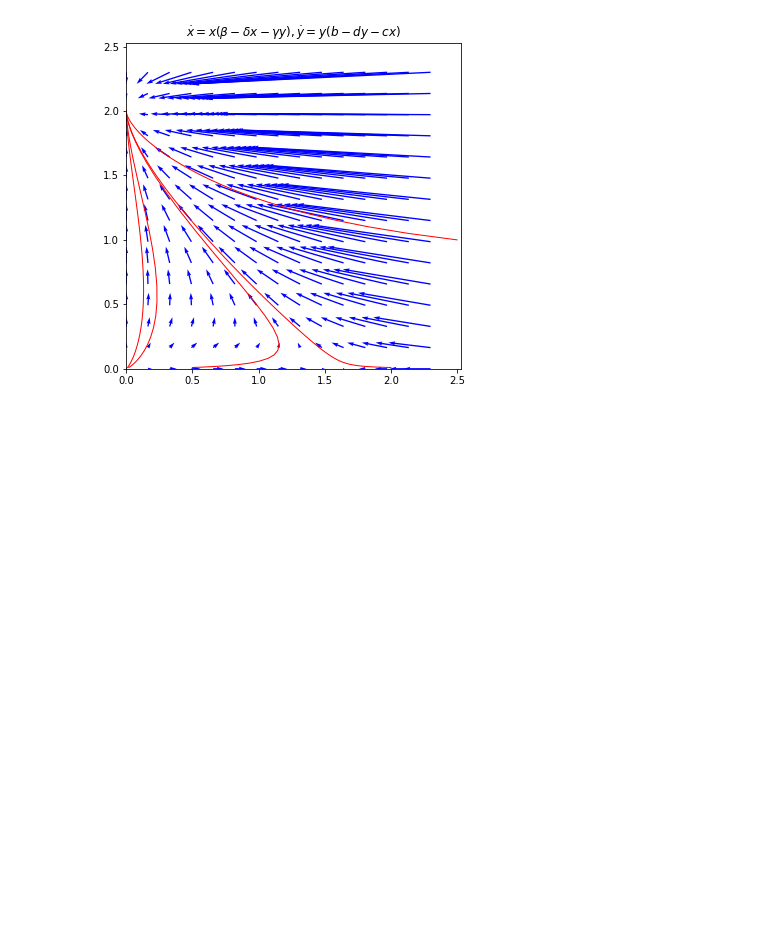
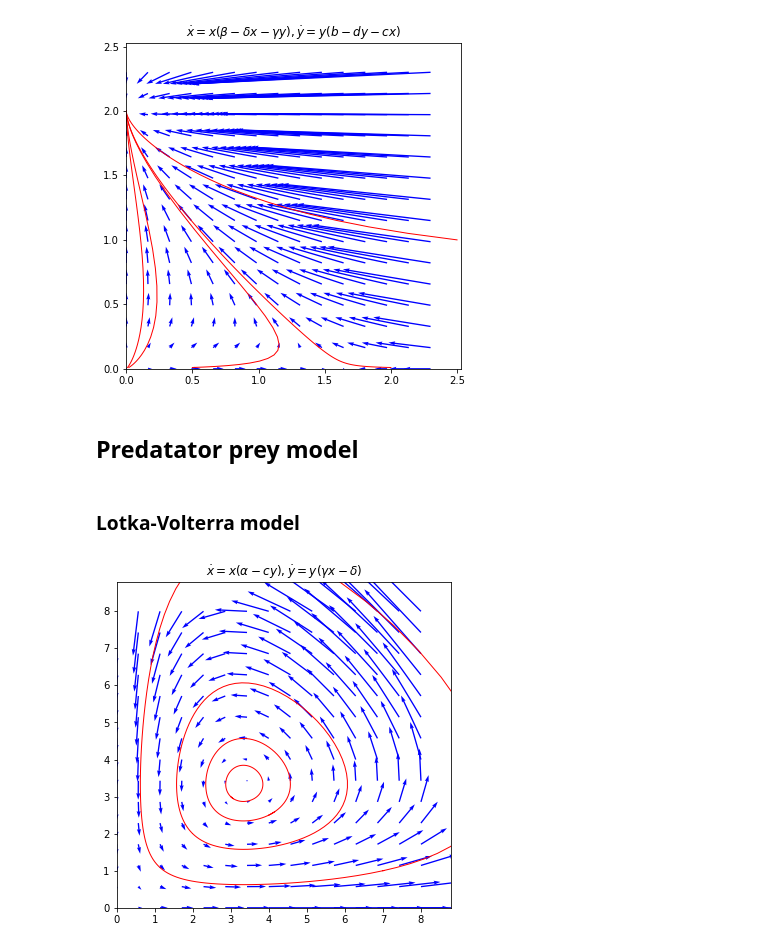
Before and after one commit to koulakis/dynamical-systems, a Jupyter notebook: 04_interacting-species.ipynb, the cells around one changed output. Cells and saved outputs as stored; diff of their text form; code cells hidden in the pictures; blank space fills up the shorter version.

```diff
--- a/04_interacting-species.ipynb
+++ b/04_interacting-species.ipynb
@@ -34,11 +34,11 @@ def plot_phase_portrait(
 
 plt.show()
 # %%
-def plot_traj(x0, dx_dt, fw=1, bw=1):
-    xs = odeint(dx_dt, x0, np.linspace(0, fw, 100))
+def plot_traj(x0, dx_dt, fw=1, bw=1, n_time_samples=100):
+    xs = odeint(dx_dt, x0, np.linspace(0, fw, n_time_samples))
     plt.plot(xs[:, 0], xs[:, 1], 'r-', linewidth=1)
 
-    xs = odeint(dx_dt, x0, np.linspace(0, bw, 100))
+    xs = odeint(dx_dt, x0, np.linspace(0, bw, n_time_samples))
     plt.plot(xs[:, 0], xs[:, 1], 'r-', linewidth=1)
 # %%
 def plot_field(dx_dt, xlim, scale=100):
@@ -143,3 +143,34 @@ plt.ylim(np.array(ylim) * 1.1)
 plt.show()
 # %% [output]
 [figure]
+# %% [markdown]
+## Predatator prey model
+# %% [markdown]
+### Lotka-Volterra model
+# %%
+N = 8
+xlim = (0, N)
+ylim = (0, N)
+
+alpha, c = 1, 0.3
+gamma, delta  = 0.3, 1
+
+def dx_dt(x, t):
+    return [x[0]*(alpha - c*x[1]), x[1]*(gamma*x[0] - delta)]
+
+plt.figure(figsize=(6, 6))
+plt.title('$\\dot{x} = x(\\alpha - cy), \\dot{y} = y(\\gamma x - \\delta)$')
+
+plot_traj([7, 1], dx_dt, fw=0, bw=7.22)
+plot_traj([2, 2], dx_dt, fw=0, bw=6.5)
+plot_traj([4, 2.5], dx_dt, fw=0, bw=6.5)
+plot_traj([3, 3], dx_dt, fw=0, bw=6.5)
+
+plot_field(dx_dt, xlim, scale=50)
+
+plt.xlim(np.array(xlim) * 1.1)
+plt.ylim(np.array(ylim) * 1.1)
+
+plt.show()
+# %% [output]
+[figure, added]
```
Also changed, not shown: parts of 6 cells of this notebook.
